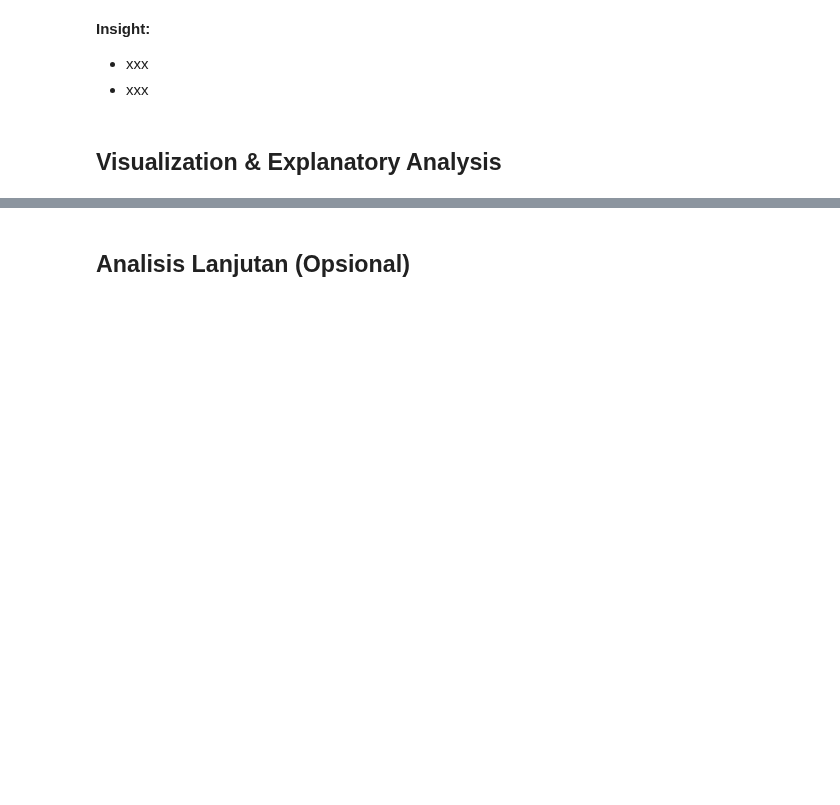
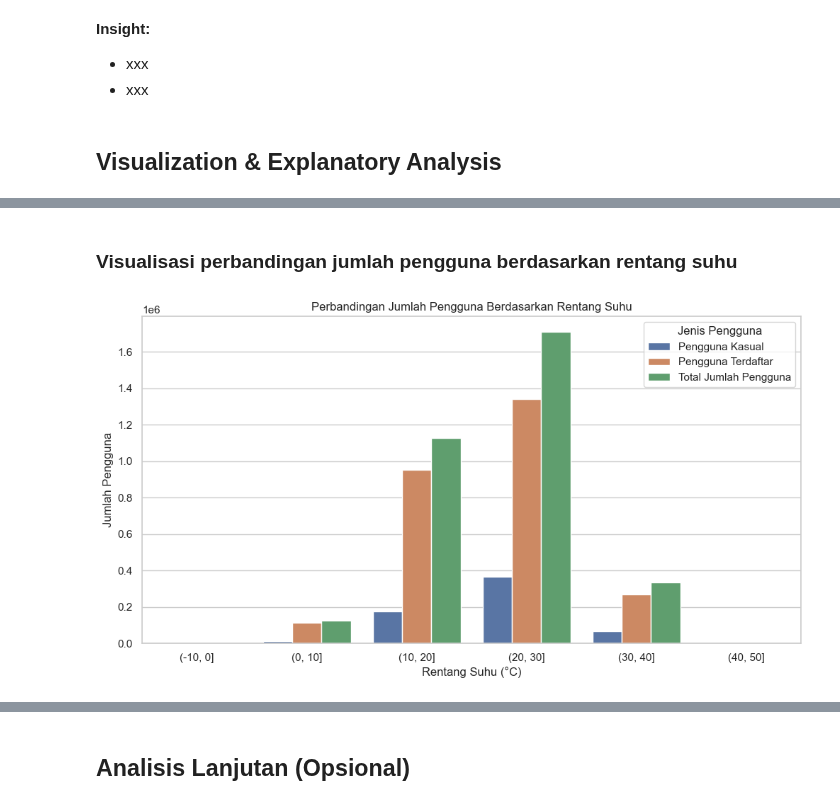
Before and after one commit to richalfajril/proyek-bike-sharing-dataset, a Jupyter notebook: notebook.ipynb, the cells around one changed output, grey strips where cells are left out. Drawn from its saved outputs; the diff is of its cells as text; code cells hidden in the pictures; blank space fills up the shorter version.

```diff
--- a/notebook.ipynb
+++ b/notebook.ipynb
@@ -551,0 +573,11 @@ day_df.to_csv('cleaned_day_data.csv', index=False)
+# %%
+suhu_agg = round(day_df.groupby(
+    by=pd.cut(day_df['suhu'], bins=[-10, 0, 10, 20, 30, 40, 50])
+, observed=False).agg({
+    'kasual': 'sum',
+    'terdaftar': 'sum',
+    'total': 'sum'
+}), 2).reset_index().sort_values(by='terdaftar', ascending=False)
+
+suhu_agg.columns = ['Rentang Suhu (°C)', 'Pengguna Kasual', 'Pengguna Terdaftar', 'Total Jumlah Pengguna']
+suhu_agg
@@ -565,0 +698,13 @@ day_df.to_csv('cleaned_day_data.csv', index=False)
+# %% [markdown]
+### Visualisasi perbandingan jumlah pengguna berdasarkan rentang suhu
+# %%
+plt.figure(figsize=(12, 6))
+
+sns.barplot(x='Rentang Suhu (°C)', y='value', hue='variable', data=pd.melt(suhu_agg, id_vars=['Rentang Suhu (°C)']))
+plt.title('Perbandingan Jumlah Pengguna Berdasarkan Rentang Suhu')
+plt.xlabel('Rentang Suhu (°C)')
+plt.ylabel('Jumlah Pengguna')
+plt.legend(title='Jenis Pengguna')
+plt.show()
+# %% [output]
+[figure, added]
```
Also changed, not shown: parts of 43 cells of this notebook, 4 other files.
